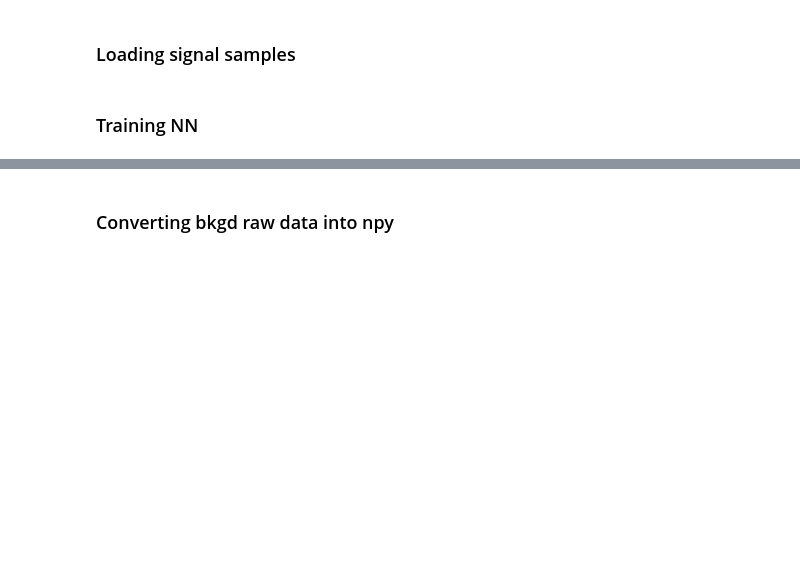
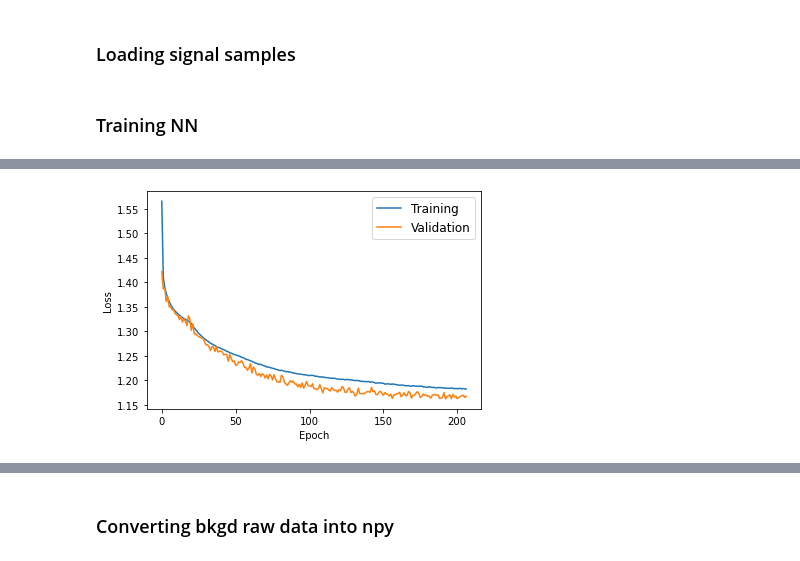
Before and after one commit to beatrice-pan/HiggsCP_DNN_modified, a Jupyter notebook: torch_model-rhorho-DNN.ipynb, the cells around one changed output, grey strips where cells are left out. Cells and saved outputs as stored; diff of their text form; code cells hidden in the pictures; blank space fills up the shorter version.

Commit message:
training with pTEtaPhi

```diff
--- a/torch_model-rhorho-DNN.ipynb
+++ b/torch_model-rhorho-DNN.ipynb
@@ -85,3 +97,14 @@ parser.add_argument("-r", "--reprocess", dest="REPRO", type=bool, default=True)
 args, unknown = parser.parse_known_args()
 parser.add_argument("-bkgd", "--bkgdpath", dest="BKGDPATH", default= 'Ztt_dataset_Elz/pythia.Z_115_135.%s.1M.*.outTUPLE_labFrame')
 args, unknown = parser.parse_known_args()
+# %%
+### Suffix
+suffix = ''
+if args.Z_NOISE_FRACTION > 0:
+    suffix = suffix + '_w_background_'+str(args.Z_NOISE_FRACTION)
+if args.Z_NOISE_FRACTION == 0:
+    suffix = suffix + '_wo_background'
+if args.PTETAPHI:
+    suffix = suffix + '_PtEtaPhi'
+if args.DROPNEU:
+    suffix = suffix + '_dropneutrino'
@@ -102,7 +155,8 @@ if args.REPRO:
 # %% [markdown]
 ### Loading signal samples
 # %%
-points=pickle.load(open(args.IN+'/events_wo_background.pk','rb'))
+points=pickle.load(open(args.IN+'/events'+suffix+'.pk','rb'))
+# points=pickle.load(open('HiggsCP_data/rhorho/events_w_background_1.0_PtEtaPhi.pk','rb'))
 # %% [markdown]
 ### Training NN
 # %%
@@ -129,16 +204,16 @@ true_test_idx=list(set(np.arange(points.test.x.shape[0]))-set(mc_train_idx))
 # %%
 uncertainty=0.0
 
-train_datasets = MyDataset(points.train.x[mc_train_idx], points.train.x[true_train_idx]+uncertainty*np.random.normal(0,1,size=points.train.x[true_train_idx].shape),
+train_datasets_truth = MyDataset(points.train.x[mc_train_idx], points.train.x[true_train_idx]+uncertainty*np.random.normal(0,1,size=points.train.x[true_train_idx].shape),
                           points.train.weights[mc_train_idx],points.train.weights[true_train_idx])
-train_loader = DataLoader(dataset = train_datasets,batch_size = batch_size,shuffle = True)
+train_loader_truth = DataLoader(dataset = train_datasets_truth,batch_size = batch_size,shuffle = True)
 
 
-valid_datasets = MyDataset(points.valid.x[mc_valid_idx], points.valid.x[true_valid_idx]+uncertainty*np.random.normal(0,1,size=points.valid.x[true_valid_idx].shape),
+valid_datasets_truth = MyDataset(points.valid.x[mc_valid_idx], points.valid.x[true_valid_idx]+uncertainty*np.random.normal(0,1,size=points.valid.x[true_valid_idx].shape),
                           points.valid.weights[mc_valid_idx],points.valid.weights[true_valid_idx])
-valid_loader = DataLoader(dataset = valid_datasets,batch_size = batch_size,shuffle = True)
+valid_loader_truth = DataLoader(dataset = valid_datasets_truth,batch_size = batch_size,shuffle = True)
 
 
-test_datasets = MyDataset(points.test.x[mc_test_idx], points.test.x[true_test_idx]+uncertainty*np.random.normal(0,1,size=points.test.x[true_test_idx].shape),
+test_datasets_truth = MyDataset(points.test.x[mc_test_idx], points.test.x[true_test_idx]+uncertainty*np.random.normal(0,1,size=points.test.x[true_test_idx].shape),
                           points.test.weights[mc_test_idx],points.test.weights[true_test_idx])
-test_loader = DataLoader(dataset = test_datasets,batch_size = batch_size,shuffle = True)
+test_loader_truth = DataLoader(dataset = test_datasets_truth,batch_size = batch_size,shuffle = True)
@@ -167,9 +221,13 @@ class NeuralNetwork(nn.Module):
 model_path = os.path.join(os.getcwd() + '/model')
 if not os.path.exists(model_path):
     os.mkdir(os.path.join(model_path))
-model = NeuralNetwork(num_features=points.train.x.shape[1], num_classes=args.NUM_CLASSES,num_layers=args.LAYERS,drop_prob=0).to(device)
+if args.Z_NOISE_FRACTION > 0:
+    num_classes = args.NUM_CLASSES+1
+else:
+    num_classes=args.NUM_CLASSES
+model = NeuralNetwork(num_features=points.train.x.shape[1], num_classes=num_classes,num_layers=args.LAYERS,drop_prob=0).to(device)
 # model = NeuralNetwork(num_features=points[particle_idx].train.x.shape[1], num_classes=args.NUM_CLASSES,num_layers=args.LAYERS,drop_prob=0).to(device)
 opt_g=torch.optim.Adam(model.parameters(),lr=1e-3)
 criterion=nn.CrossEntropyLoss()
-early_stopping = EarlyStopping(patience=10, verbose=True,path=model_path+'/'+decaymode+'_best_model.pt')
+early_stopping = EarlyStopping(patience=50, verbose=True,path=model_path+'/'+decaymode+'_best_model_'+str(args.NUM_CLASSES)+suffix+'.pt')
 # %%
@@ -225,0 +346,11 @@ with open('Results/TrainingOutputs/'+decaymode+'_TrainingOutputs.txt','wb') as f
+# %%
+plt.figure()
+l_train = plt.plot(np.arange(len(losses['train'])),losses['train'])
+l_valid = plt.plot(np.arange(len(losses['valid'])),losses['valid'])
+
+plt.legend(labels=['Training','Validation'],loc="best",fontsize=12)
+plt.xlabel("Epoch")
+plt.ylabel("Loss")
+plt.show()
+# %% [output]
+[figure, added]
```
Also changed, not shown: parts of 38 cells of this notebook.
